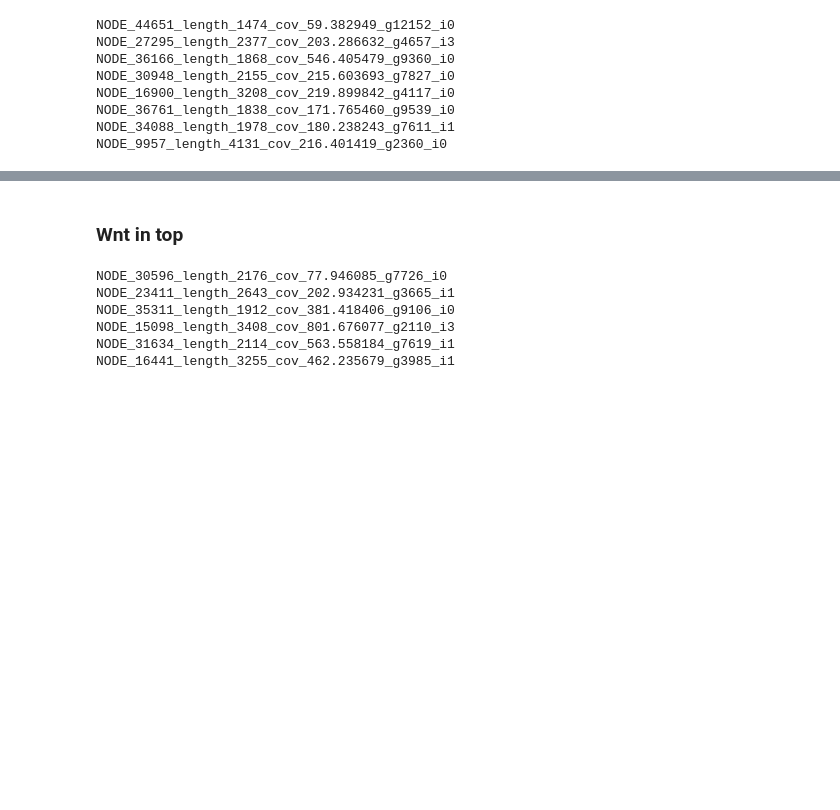
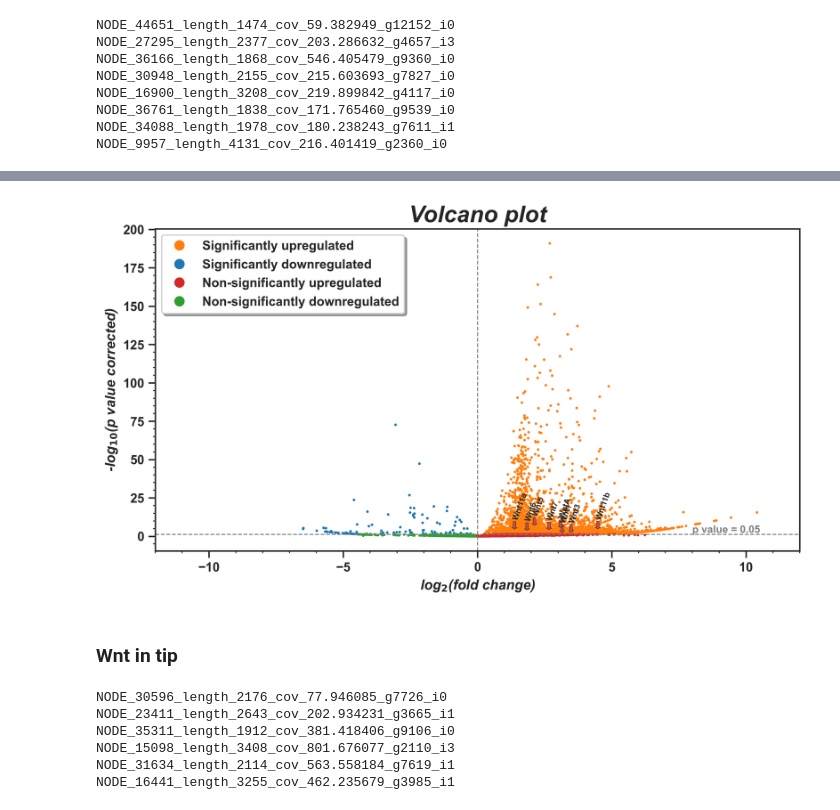
Before and after one commit to angrygeese/DynamenaProject_BI2023-24, a Jupyter notebook: code/Lab_journal_stas_project.ipynb, the cells around one changed output, grey strips where cells are left out. Drawn from its saved outputs; the diff is of its cells as text; code cells hidden in the pictures; blank space fills up the shorter version.

```diff
--- a/code/Lab_journal_stas_project.ipynb
+++ b/code/Lab_journal_stas_project.ipynb
@@ -869,6 +961,18 @@ None
 %%bash
 mkdir -p data_folder/processed_data/7.Identify_100and100/pos
 mkdir -p data_folder/processed_data/7.Identify_100and100/neg
+# %%
+with open('../data_folder/processed_data/7.Identify_100and100/pos/fasta_all_pos.fasta', mode='w+') as fasta_all_pos:
+    for fasta in fasta_records_all_pos:
+        fasta_all_pos.write(f'>{fasta.rec_id} {fasta.rec_desc}\n')
+        fasta_all_pos.write(f'{fasta.rec_seq}\n')
+        fasta_all_pos.write('\n')
+# %%
+with open('../data_folder/processed_data/7.Identify_100and100/neg/fasta_all_neg.fasta', mode='w+') as fasta_all_neg:
+    for fasta in fasta_records_all_neg:
+        fasta_all_neg.write(f'>{fasta.rec_id} {fasta.rec_desc}\n')
+        fasta_all_neg.write(f'{fasta.rec_seq}\n')
+        fasta_all_neg.write('\n')
 # %%
 with open('../data_folder/processed_data/7.Identify_100and100/pos/fasta_100_pos.fasta', mode='w+') as fasta_100_pos:
     for fasta in fasta_records_100_pos:
@@ -1031,8 +1207,50 @@ wnt_deseq_df
 | NODE_36761_length_1838_cov_171.76... | NODE_36761_length_1838_cov_171.76... | 58.72 | 1.38 | 0.33 | 4.19 | 0.00 | 0.00 | Wnt11a |
 | NODE_34088_length_1978_cov_180.23... | NODE_34088_length_1978_cov_180.23... | 10.16 | 4.48 | 1.03 | 4.34 | 0.00 | 0.00 | Wnt11b |
 | NODE_9957_length_4131_cov_216.401... | NODE_9957_length_4131_cov_216.401... | 17.68 | 3.10 | 0.65 | 4.74 | 0.00 | 0.00 | WntA |
+# %%
+sns.set_theme(style="ticks", font='sans-serif', rc={'figure.figsize': (10, 5.03)})
+plt.rcParams['pdf.fonttype'] = 42
+plt.rcParams['figure.dpi'] = 400
+plt.rcParams['font.size'] = 3
+plt.rcParams['font.weight'] = 'bold'
+
+volcano = sns.scatterplot(data=volcano_deseq, x='log2FoldChange', y='log_padj', hue='expression_change', palette=palette, s=5, linewidth=0)
+
+arrow_vshift = 6
+text_vshift = arrow_vshift + 1.3
+text_hshift = -0.1
+
+for i, row in volcano_deseq.loc[wnt_deseq_df.index].iterrows():
+    plt.text(row['log2FoldChange'] + text_hshift, row['log_padj'] + text_vshift, wnt_deseq_df.at[i, 'wnt_name'],
+             rotation=70, fontfamily='sans-serif', size=7, weight='extra bold')
+    plt.arrow(row['log2FoldChange'], row['log_padj'] + arrow_vshift, dx=0, dy=-arrow_vshift+2,
+              head_width=0.2, head_length=1, width=0.1, linewidth=0.3, fc='r', ec='k')
+
+plt.text(8, -np.log10(0.05) + 1, 'p value = 0.05', c='grey', fontfamily='sans-serif', size=9, weight='bold')
+plt.axhline(y=-np.log10(0.05), color='grey', linestyle='--', linewidth=0.9)
+plt.axvline(x=0, color='grey', linestyle='--', linewidth=0.9)
+
+xlim = int(np.ceil(volcano_deseq.log2FoldChange.abs().max())) + 1
+plt.xlim(-xlim, xlim)
+volcano.set_xticks(np.linspace(-xlim, xlim, xlim*2 + 1), minor=True)
+
+y_prec = 5
+ymin = int(y_prec * np.floor(volcano_deseq.log_padj.min() / y_prec - 1))
+ymax = int(y_prec * np.floor(volcano_deseq.log_padj.max() / y_prec + 1))
+volcano.set_yticks(np.linspace(ymin, ymax, int((ymax - ymin)/y_prec) + 1), minor=True)
+
+volcano.tick_params(which='minor', length=2, width=0.8)
+volcano.set_title('Volcano plot', weight='black', style='italic', fontsize=20)
+volcano.set_xlabel('log$_2$(fold change)', weight='black', style='italic')
+volcano.set_ylabel('-log$_{10}$(p value corrected)', weight='black', style='italic')
+
+plt.legend(shadow=True, title=None, markerscale=4)
+# plt.savefig('../data_folder/processed_data/4.Expression_count/kallisto/dynamena_volcano.png', dpi=300)
+plt.show()
+# %% [output]
+[figure, added]
 # %% [markdown]
-### Wnt in top
+### Wnt in tip
 # %%
 with OpenFasta(r'../data_folder/raw_data/reads/Wnt/Dynamena verhushka.txt') as fasta:
     for record in fasta:
```
Also changed, not shown: parts of 56 cells of this notebook, 5 other files.
